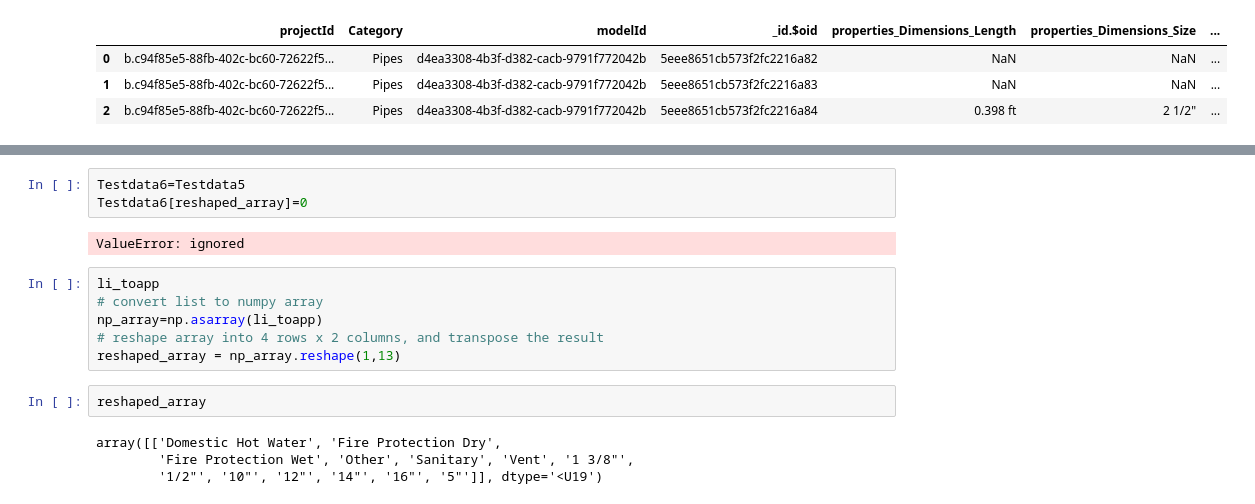
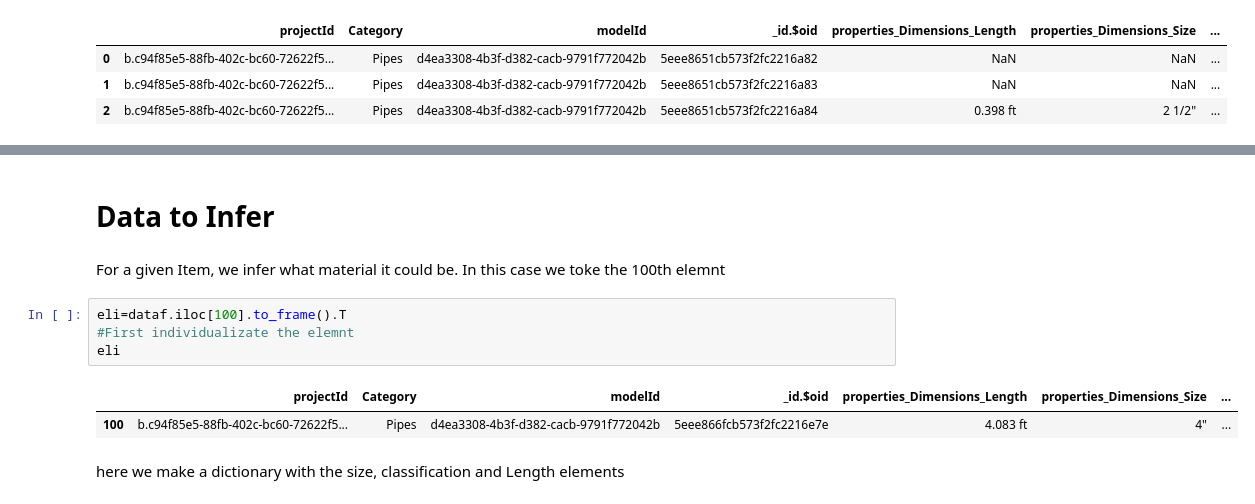
Before and after one commit to pabloderen/BIMinferer, a Jupyter notebook: Pipe_Analysis_3.ipynb, the cells around one changed output, grey strips where cells are left out. Drawn from its saved outputs; the diff is of its cells as text.

```diff
--- a/Pipe_Analysis_3.ipynb
+++ b/Pipe_Analysis_3.ipynb
@@ -570,17 +357,13 @@ Testdata5
-# %%
-Testdata6=Testdata5
-Testdata6[reshaped_array]=0
-# %% [output]
-ValueError: ignored
-# %%
-li_toapp
-# convert list to numpy array
-np_array=np.asarray(li_toapp)
-# reshape array into 4 rows x 2 columns, and transpose the result
-reshaped_array = np_array.reshape(1,13)
-# %%
-reshaped_array
-# %% [output]
-array([['Domestic Hot Water', 'Fire Protection Dry',
-        'Fire Protection Wet', 'Other', 'Sanitary', 'Vent', '1 3/8"',
-        '1/2"', '10"', '12"', '14"', '16"', '5"']], dtype='<U19')
+# %% [markdown]
+# Data to Infer
+# %% [markdown]
+For a given Item, we infer what material it could be. In this case we toke the 100th elemnt
+# %%
+eli=dataf.iloc[100].to_frame().T
+#First individualizate the elemnt
+eli
+# %% [output]
+|  | projectId | Category | modelId | _id.$oid | properties_Dimensions_Length | properties_Dimensions_Size | ... |
+| 100 | b.c94f85e5-88fb-402c-bc60-72622f5... | Pipes | d4ea3308-4b3f-d382-cacb-9791f772042b | 5eee866fcb573f2fc2216e7e | 4.083 ft | 4" | ... |
+# %% [markdown]
+here we make a dictionary with the size, classification and Length elements
```
Also changed, not shown: parts of 70 cells of this notebook.
